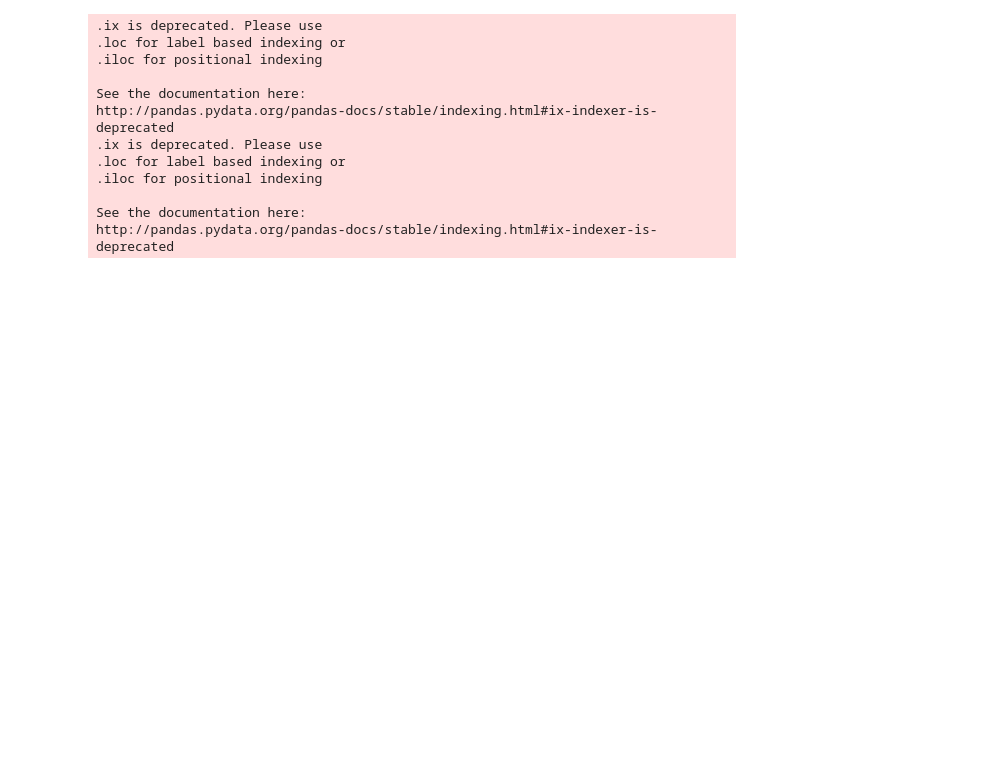
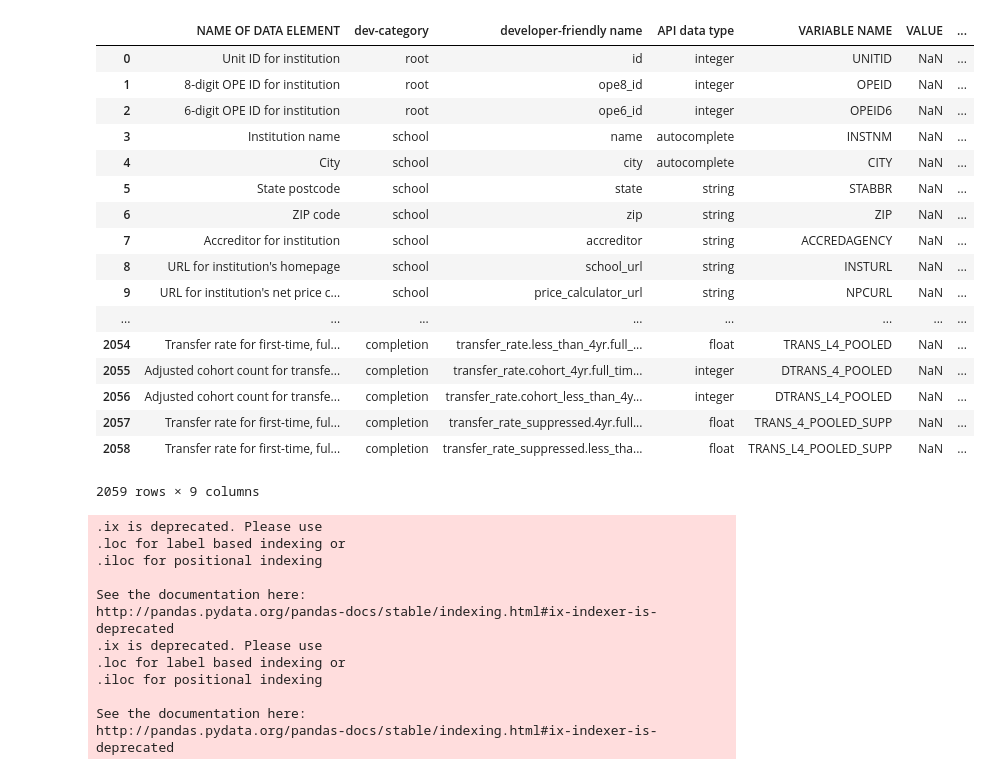
Before and after one commit to Lewisclko/ucsdece143project, a Jupyter notebook: Barchat_ ACT_SAT.ipynb, the cells around one changed output. Cells and saved outputs as stored; diff of their text form; code cells hidden in the pictures; blank space fills up the shorter version.

```diff
--- a/Barchat_ ACT_SAT.ipynb
+++ b/Barchat_ ACT_SAT.ipynb
@@ -1,3 +1,25 @@
+# %%
+df_dictionary = pd.read_csv('CollegeScorecardDataDictionarydata_dictionary.csv')
+df_dictionary
+# %% [output]
+|  | NAME OF DATA ELEMENT | dev-category | developer-friendly name | API data type | VARIABLE NAME | VALUE | ... |
+| 0 | Unit ID for institution | root | id | integer | UNITID | NaN | ... |
+| 1 | 8-digit OPE ID for institution | root | ope8_id | integer | OPEID | NaN | ... |
+| 2 | 6-digit OPE ID for institution | root | ope6_id | integer | OPEID6 | NaN | ... |
+| 3 | Institution name | school | name | autocomplete | INSTNM | NaN | ... |
+| 4 | City | school | city | autocomplete | CITY | NaN | ... |
+| 5 | State postcode | school | state | string | STABBR | NaN | ... |
+| 6 | ZIP code | school | zip | string | ZIP | NaN | ... |
+| 7 | Accreditor for institution | school | accreditor | string | ACCREDAGENCY | NaN | ... |
+| 8 | URL for institution's homepage | school | school_url | string | INSTURL | NaN | ... |
+| 9 | URL for institution's net price c... | school | price_calculator_url | string | NPCURL | NaN | ... |
+| ... | ... | ... | ... | ... | ... | ... | ... |
+| 2054 | Transfer rate for first-time, ful... | completion | transfer_rate.less_than_4yr.full_... | float | TRANS_L4_POOLED | NaN | ... |
+| 2055 | Adjusted cohort count for transfe... | completion | transfer_rate.cohort_4yr.full_tim... | integer | DTRANS_4_POOLED | NaN | ... |
+| 2056 | Adjusted cohort count for transfe... | completion | transfer_rate.cohort_less_than_4y... | integer | DTRANS_L4_POOLED | NaN | ... |
+| 2057 | Transfer rate for first-time, ful... | completion | transfer_rate_suppressed.4yr.full... | float | TRANS_4_POOLED_SUPP | NaN | ... |
+| 2058 | Transfer rate for first-time, ful... | completion | transfer_rate_suppressed.less_tha... | float | TRANS_L4_POOLED_SUPP | NaN | ... |
+2059 rows × 9 columns
 # %%
 #Author: Datzael Gomez
 #Data Dictionary Variables
```
Also changed, not shown: parts of 7 cells of this notebook, 5 other files.
